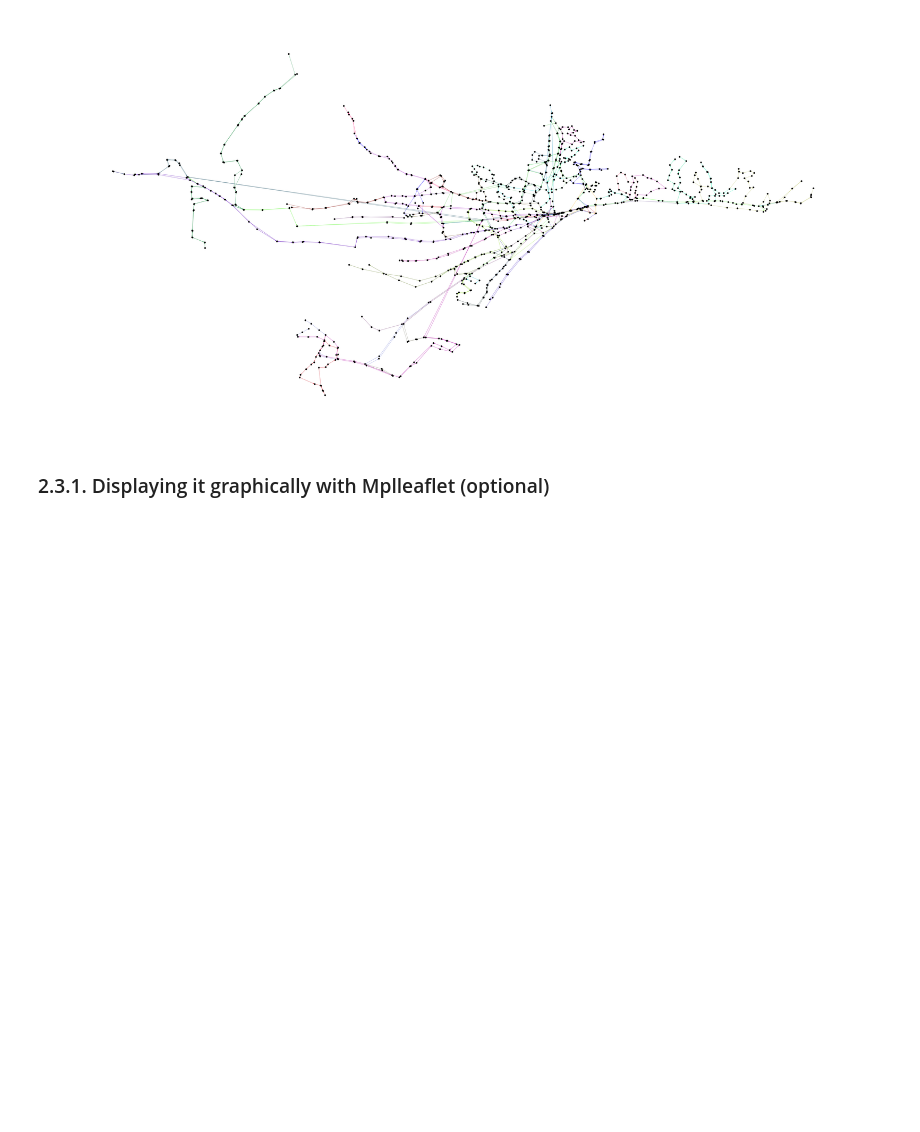
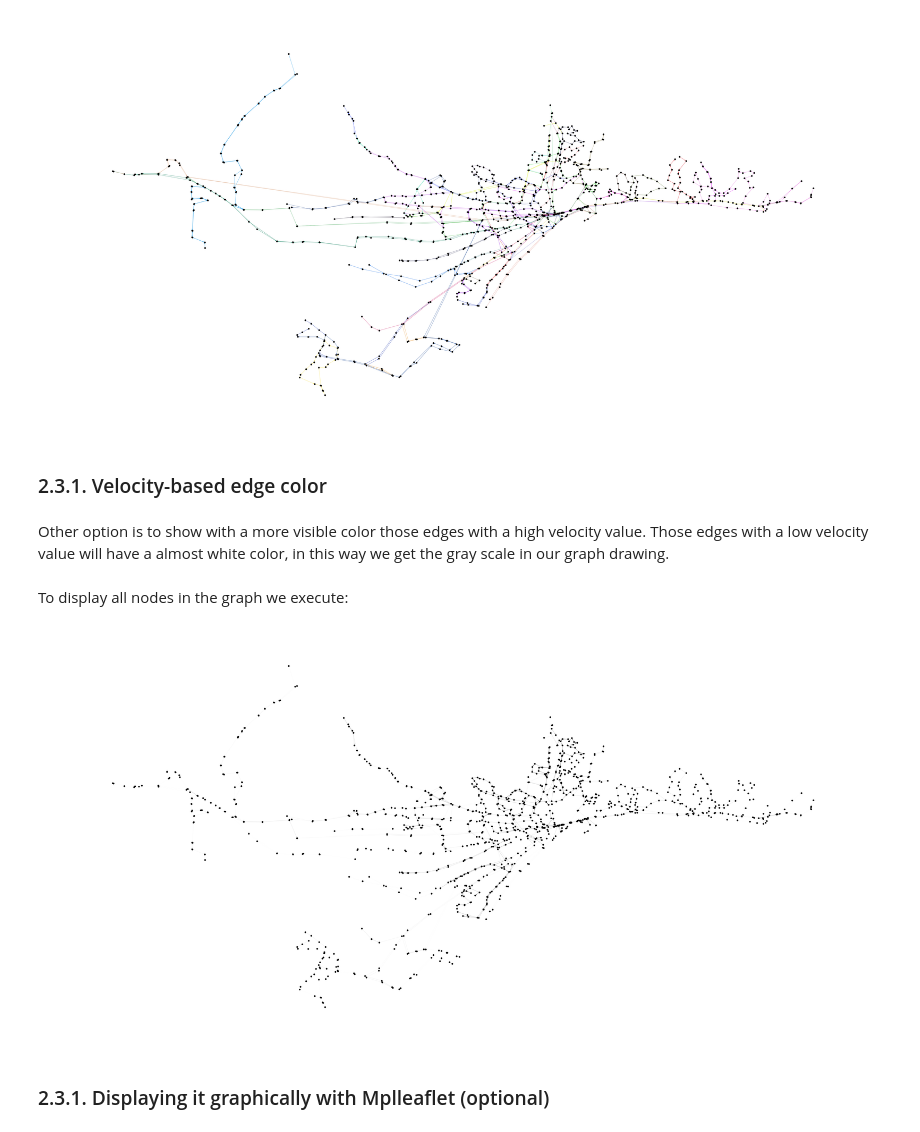
Before and after one commit to jemoncadar/malaga-bus-graph, a Jupyter notebook: ProjectNotebook.ipynb, the cells around one changed output. Saved outputs shown, nothing was run; the diff lists cells and outputs as text; code cells hidden in the pictures; blank space fills up the shorter version.

Commit message:
added velocity attribute to edges and started with centralities

```diff
--- a/ProjectNotebook.ipynb
+++ b/ProjectNotebook.ipynb
@@ -194,0 +279,2 @@ for line in unique_lines:
+# %%
+vels = stats_velocities(G);
@@ -194,0 +290,3 @@ for line in unique_lines:
+# %%
+for _, _, data in G.edges(data=True):
+    data['velocity'] = float(data['velocity'])/max(vels)
@@ -202,7 +322,7 @@ line_color_dict = {}
 for line in unique_lines:
     line_color_dict[line] = tuple(np.random.random(3))
 
-edge_color = []
+edge_color_ln = []
 
 for u, v, data in G.edges(data=True):
-    edge_color.append(line_color_dict[data['line']])
+    edge_color_ln.append(line_color_dict[data['line']])
@@ -227,5 +342,29 @@ nx.draw(G,
 # %% [output]
 [figure]
+# %% [markdown]
+<h3>2.3.1. Velocity-based edge color</h3>
+# %% [markdown]
+Other option is to show with a more visible color those edges with a high velocity value. Those edges with a low velocity value will have a almost white color, in this way we get the gray scale in our graph drawing.
+# %%
+edge_color_vel = []
+
+for u, v, data in G.edges(data=True):
+    edge_color_vel.append([1-data['velocity'],1-data['velocity'],1-data['velocity']])
+# %% [markdown]
+To display all nodes in the graph we execute:
+# %%
+fig, ax = plt.subplots(figsize = (100,50))
+
+nx.draw(G,
+        pos         = positions,
+        node_color = 'black',
+        edge_color = edge_color_vel,
+        font_size   = 10,
+        node_size   = 100)
+
+fig.savefig("drawings/velocity_based.png")
+# %% [output]
+[figure, added]
 # %% [markdown]
 <h3>2.3.1. Displaying it graphically with Mplleaflet (optional)</h3>
 # %% [markdown]
```
Also changed, not shown: parts of 33 cells of this notebook, 2 other files.
